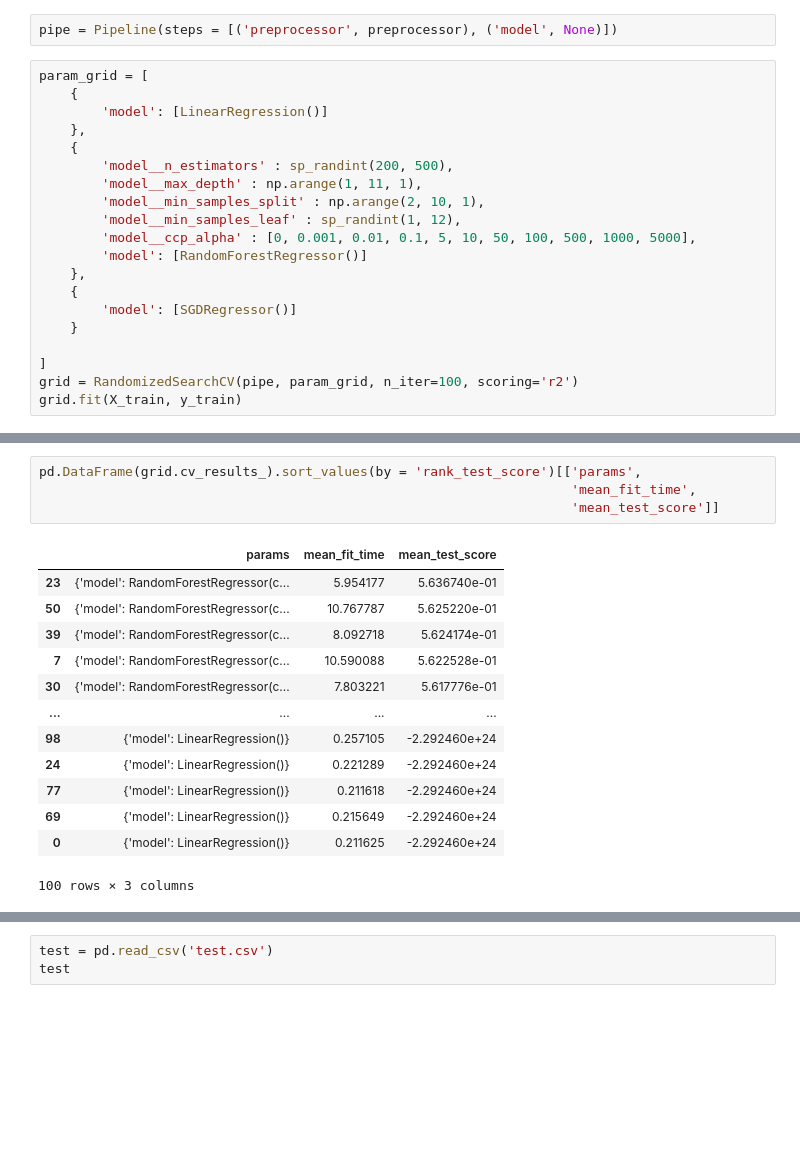
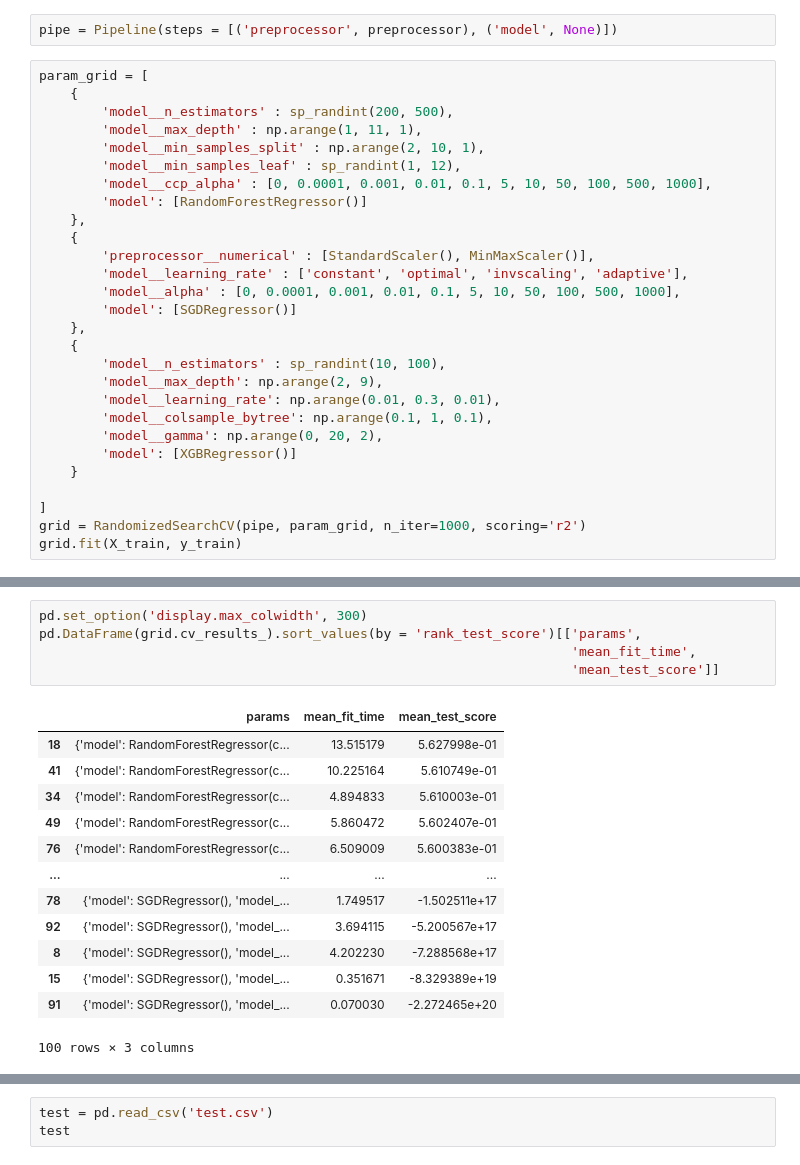
Before and after one commit to lukaszlomozik/Mercedes-Benz-Greener-Manufacturing, a Jupyter notebook: Mercedes-Benz Greener Manufacturing.ipynb, the cells around one changed output, grey strips where cells are left out. Drawn from its saved outputs; the diff is of its cells as text; blank space fills up the shorter version.

Commit message:
adding XGBR and SGD params

```diff
--- a/Mercedes-Benz Greener Manufacturing.ipynb
+++ b/Mercedes-Benz Greener Manufacturing.ipynb
@@ -70,23 +73,31 @@ preprocessor = ColumnTransformer(transformers=[('numerical', StandardScaler(), c
 pipe = Pipeline(steps = [('preprocessor', preprocessor), ('model', None)])
 # %%
 param_grid = [
-    {
-        'model': [LinearRegression()]
-    },
     {
         'model__n_estimators' : sp_randint(200, 500),
         'model__max_depth' : np.arange(1, 11, 1),
         'model__min_samples_split' : np.arange(2, 10, 1),
         'model__min_samples_leaf' : sp_randint(1, 12),
-        'model__ccp_alpha' : [0, 0.001, 0.01, 0.1, 5, 10, 50, 100, 500, 1000, 5000],
+        'model__ccp_alpha' : [0, 0.0001, 0.001, 0.01, 0.1, 5, 10, 50, 100, 500, 1000],
         'model': [RandomForestRegressor()]
     },
     {
+        'preprocessor__numerical' : [StandardScaler(), MinMaxScaler()],
+        'model__learning_rate' : ['constant', 'optimal', 'invscaling', 'adaptive'],
+        'model__alpha' : [0, 0.0001, 0.001, 0.01, 0.1, 5, 10, 50, 100, 500, 1000],
         'model': [SGDRegressor()]
+    },
+    {
+        'model__n_estimators' : sp_randint(10, 100),
+        'model__max_depth': np.arange(2, 9),
+        'model__learning_rate': np.arange(0.01, 0.3, 0.01),
+        'model__colsample_bytree': np.arange(0.1, 1, 0.1),
+        'model__gamma': np.arange(0, 20, 2),
+        'model': [XGBRegressor()]
     }
 
 ]
-grid = RandomizedSearchCV(pipe, param_grid, n_iter=100, scoring='r2')
+grid = RandomizedSearchCV(pipe, param_grid, n_iter=1000, scoring='r2')
 grid.fit(X_train, y_train)
 # %% [output]
 RandomizedSearchCV(estimator=Pipeline(steps=[('preprocessor',
@@ -110,21 +120,22 @@ RandomizedSearchCV(estimator=Pipeline(steps=[('preprocessor',
                    scoring='r2')
 # %%
+pd.set_option('display.max_colwidth', 300)
 pd.DataFrame(grid.cv_results_).sort_values(by = 'rank_test_score')[['params',
                                                                     'mean_fit_time',
                                                                     'mean_test_score']]
 # %% [output]
 |  | params | mean_fit_time | mean_test_score |
-| 23 | {'model': RandomForestRegressor(c... | 5.954177 | 5.636740e-01 |
-| 50 | {'model': RandomForestRegressor(c... | 10.767787 | 5.625220e-01 |
-| 39 | {'model': RandomForestRegressor(c... | 8.092718 | 5.624174e-01 |
-| 7 | {'model': RandomForestRegressor(c... | 10.590088 | 5.622528e-01 |
-| 30 | {'model': RandomForestRegressor(c... | 7.803221 | 5.617776e-01 |
+| 18 | {'model': RandomForestRegressor(c... | 13.515179 | 5.627998e-01 |
+| 41 | {'model': RandomForestRegressor(c... | 10.225164 | 5.610749e-01 |
+| 34 | {'model': RandomForestRegressor(c... | 4.894833 | 5.610003e-01 |
+| 49 | {'model': RandomForestRegressor(c... | 5.860472 | 5.602407e-01 |
+| 76 | {'model': RandomForestRegressor(c... | 6.509009 | 5.600383e-01 |
 | ... | ... | ... | ... |
-| 98 | {'model': LinearRegression()} | 0.257105 | -2.292460e+24 |
-| 24 | {'model': LinearRegression()} | 0.221289 | -2.292460e+24 |
-| 77 | {'model': LinearRegression()} | 0.211618 | -2.292460e+24 |
-| 69 | {'model': LinearRegression()} | 0.215649 | -2.292460e+24 |
-| 0 | {'model': LinearRegression()} | 0.211625 | -2.292460e+24 |
+| 78 | {'model': SGDRegressor(), 'model_... | 1.749517 | -1.502511e+17 |
+| 92 | {'model': SGDRegressor(), 'model_... | 3.694115 | -5.200567e+17 |
+| 8 | {'model': SGDRegressor(), 'model_... | 4.202230 | -7.288568e+17 |
+| 15 | {'model': SGDRegressor(), 'model_... | 0.351671 | -8.329389e+19 |
+| 91 | {'model': SGDRegressor(), 'model_... | 0.070030 | -2.272465e+20 |
 100 rows × 3 columns
 # %%
 grid.best_estimator_
```
Also changed, not shown: parts of 7 cells of this notebook.
